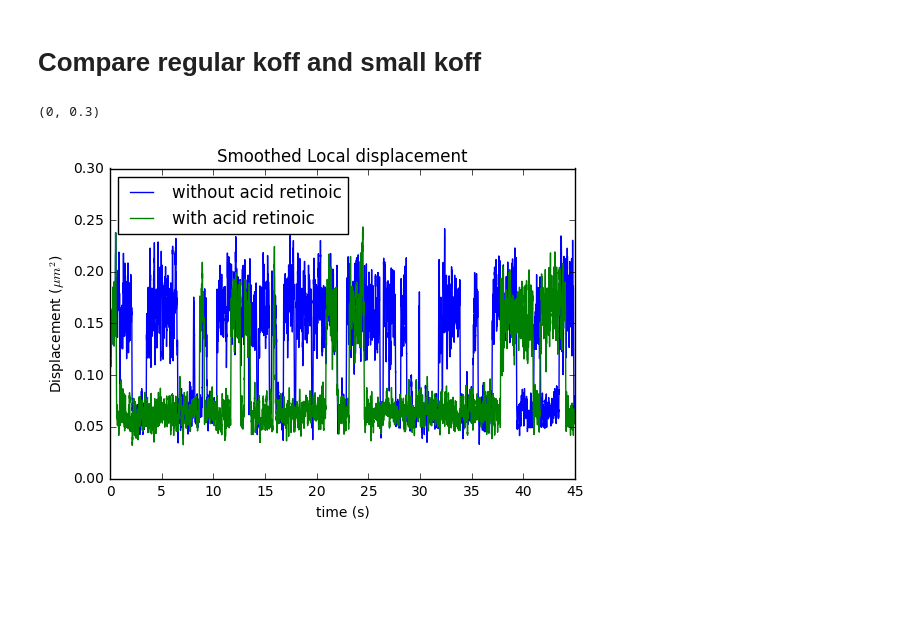
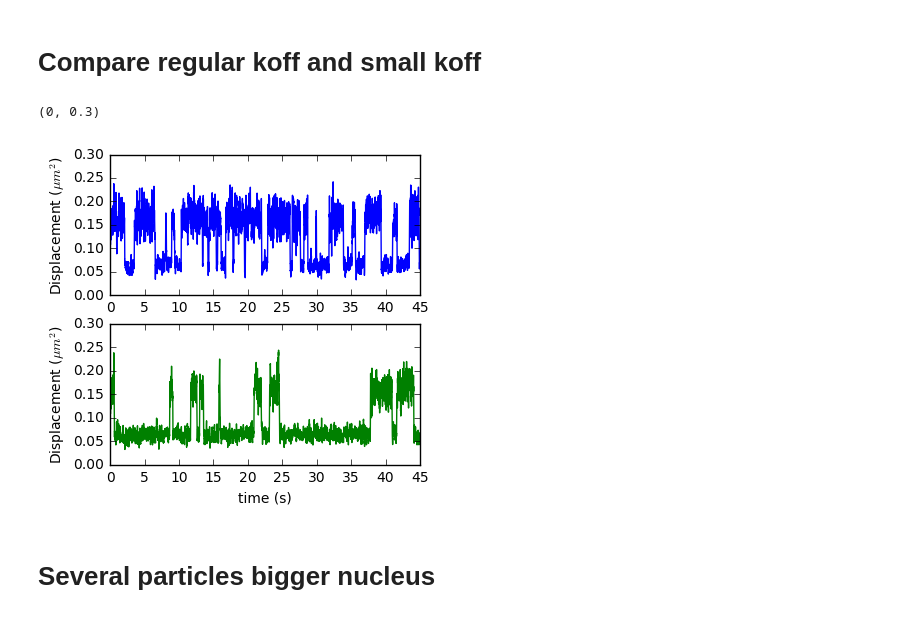
Before and after one commit to jeammimi/replication_yeast, a Jupyter notebook: notebooks/Transcription/0.1-calibration.ipynb, the cells around one changed output. Drawn from its saved outputs; the diff is of its cells as text; code cells hidden in the pictures; blank space fills up the shorter version.

```diff
--- a/notebooks/Transcription/0.1-calibration.ipynb
+++ b/notebooks/Transcription/0.1-calibration.ipynb
@@ -10,6 +10,7 @@ import numpy as np
 import json
 from pylab import *
 import pandas as pd
+import numpy as np
 
 def load_parameters(filename):
 
@@ -17,9 +18,11 @@ def load_parameters(filename):
         traj = json.load(f)
     return traj
 
-def check_rep(rep,n=10):
+def check_rep(rep,n=10,alone=False):
     #To check that all particules stayed inside the nucleus
-    data_folder = rep + "/traj%i"%n
+    data_folder = rep
+    if not alone:
+        data_folder = rep + "/traj%i"%n
 
     for i in tqdm(range(n)):
         #print
@@ -29,7 +32,6 @@ def check_rep(rep,n=10):
             if np.max(t.xyz) > 5:
                 print(np.max(t.xyz))
     return t
-
 
 def get_coord(resid,on_chain,t):
 
@@ -96,13 +98,13 @@ def MSDF(Coords):
     #return S1
     return 2*(sum(x**2 +y**2 +z**2)/len(x) -S1)
 
-def compute_mean_msd(t,p_chain = 40,micron=1.6,n_ch=16,stop=None):
+def compute_mean_msd(t,p_chain = 40,micron=1.6,n_ch=16,stop=None,nparticle=1):
     MSDsd = []
     mini = 10
     maxi = -10
     end=900
 
-    for i in range(1,2):
+    for i in range(1,1+nparticle):
         Coordsp = get_coord(i,on_chain=0,t=t) / micron * 10
         Coordsp=Coordsp[::,:stop]
         print(Coordsp.shape,stop)
@@ -332,15 +334,23 @@ ylim(0,0.3)
 # %% [markdown]
 # Compare regular koff and small koff
 # %%
-title("Smoothed Local displacement")
+#title("Smoothed Local displacement")
+fig =figure(figsize=(4,4))
+ax = fig.add_subplot(211)
 dp_t = np.linalg.norm(CoordspF_t.T[1:]-CoordspF_t.T[:-1],axis=1)
+ylim(0,0.3)
+ylabel("Displacement ($\mu m^2$)")
 plot(np.arange(len(dp_t))*0.005,pd.Series(dp_t).rolling(10,center=True,min_periods=1).mean(),label="without acid retinoic")
+ax = fig.add_subplot(212)
 dp_t = np.linalg.norm(CoordspF_skoff_t.T[1:]-CoordspF_skoff_t.T[:-1],axis=1)
-plot(np.arange(len(dp_t))*0.005,pd.Series(dp_t).rolling(10,center=True,min_periods=1).mean(),label="with acid retinoic")
+plot(np.arange(len(dp_t))*0.005,pd.Series(dp_t).rolling(10,center=True,min_periods=1).mean(),"g",label="with acid retinoic")
 xlabel("time (s)")
 ylabel("Displacement ($\mu m^2$)")
-legend(loc="best")
+#xlim(0,20)
+#legend(loc="best")
 ylim(0,0.3)
 # %% [output]
 (0, 0.3)
-[figure, old version]
+[figure, new version]
+# %% [markdown]
+# Several particles bigger nucleus
```
Also changed, not shown: parts of 9 cells of this notebook, 2 other files.
